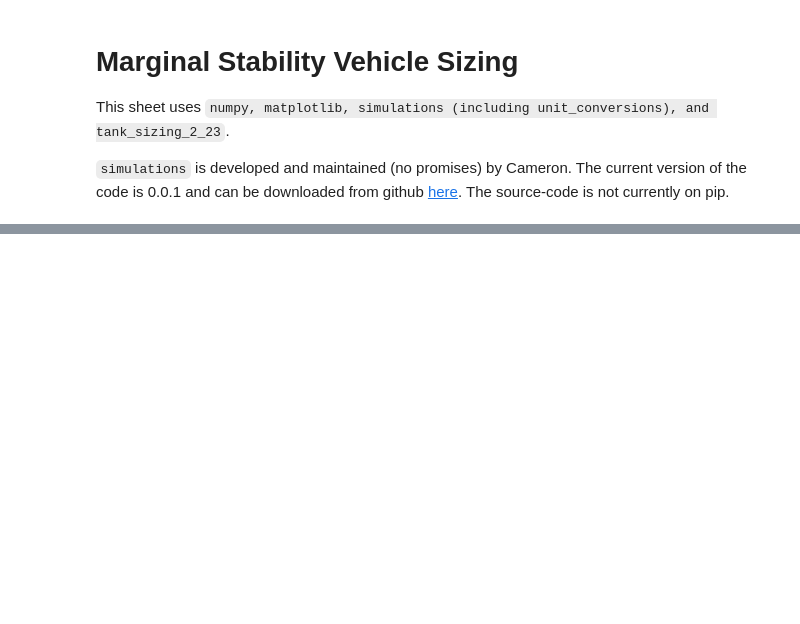
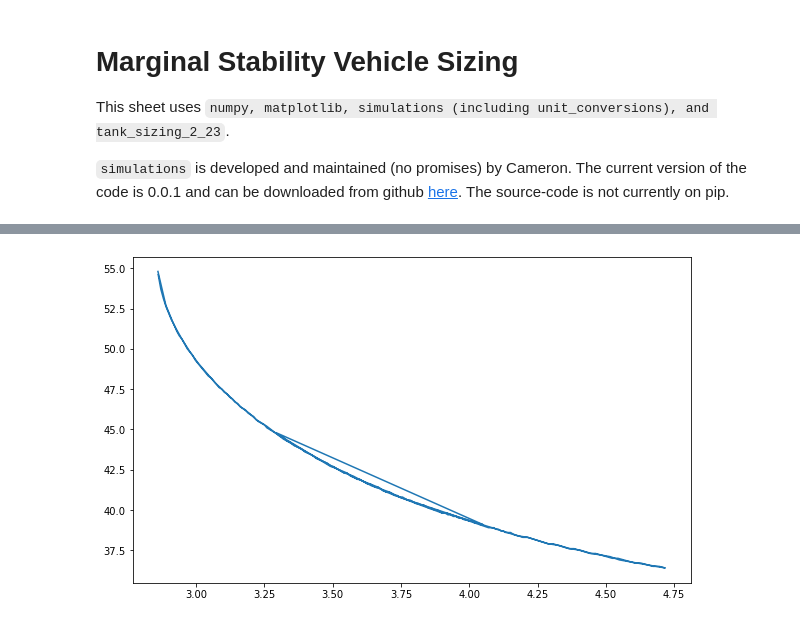
Before and after one commit to rocketproplab/marginal-stability, a Jupyter notebook: Design/Vehicle-Sizing/marginal-stability-sizing.ipynb, the cells around one changed output, grey strips where cells are left out. Saved outputs shown, nothing was run; the diff lists cells and outputs as text; code cells hidden in the pictures; blank space fills up the shorter version.

```diff
--- a/Design/Vehicle-Sizing/marginal-stability-sizing.ipynb
+++ b/Design/Vehicle-Sizing/marginal-stability-sizing.ipynb
@@ -267,0 +269,25 @@ plt.show()
+# %%
+gamma = 7/5
+def tantheta(M,B):
+    b = np.radians(B)
+    num = 2*((M**2)*(np.sin(b)**2) - 1)
+    den = np.tan(b)*((M**2)*(gamma + (np.cos(b)**2)) + 2)
+    return num/den
+
+maxmach = max(mach[:len(shortTime)])
+realTheta = 21.27
+realB = []
+highM = []
+
+for m in mach[:len(shortTime)]:
+    if m >= 1:
+        for B in np.arange(0,90,0.1):
+            if tantheta(m,B) > np.tan(np.radians(realTheta)):
+                realB.append(B)
+                highM.append(m)
+                break
+
+fig1 = plt.figure(figsize=(10,6))
+p = plt.plot(highM,realB)
+# %% [output]
+[figure, added]
```
Also changed, not shown: parts of 5 cells of this notebook, 1 other file.
